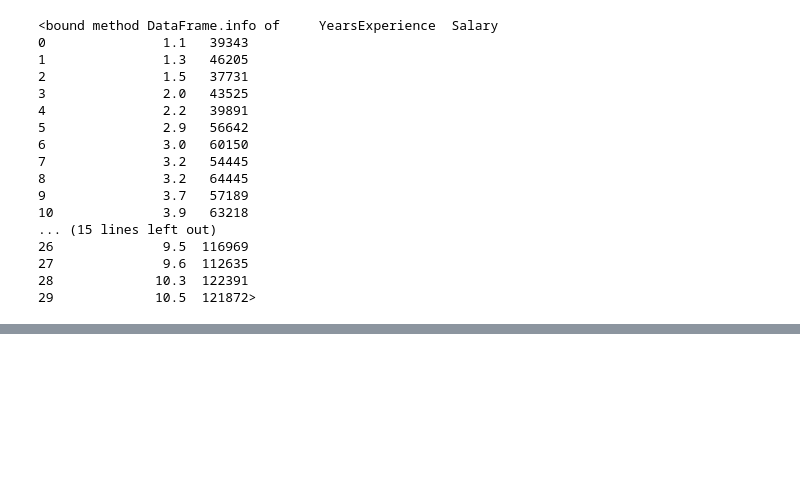
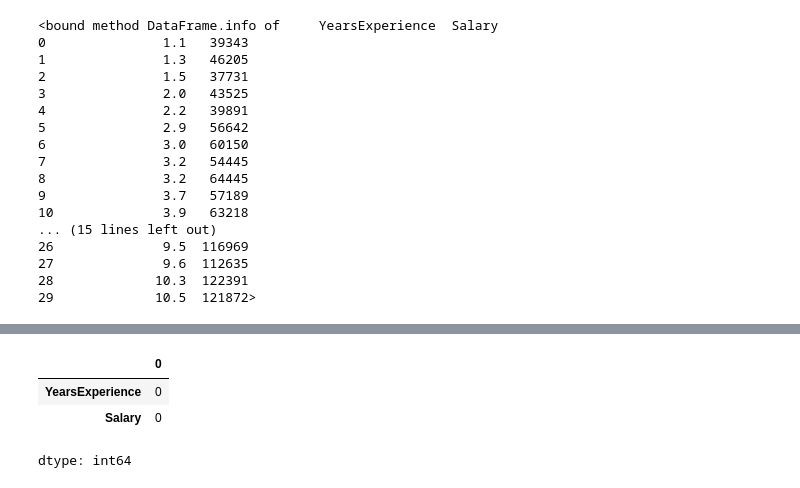
Before and after one commit to Pubudu-98/Colab, a Jupyter notebook: Salary_Prediction.ipynb, the cells around one changed output, grey strips where cells are left out. Cells and saved outputs as stored; diff of their text form; code cells hidden in the pictures; blank space fills up the shorter version.

```diff
--- a/Salary_Prediction.ipynb
+++ b/Salary_Prediction.ipynb
@@ -48,0 +57,7 @@ data.info
+# %%
+data.isnull().sum()
+# %% [output]
+|  | 0 |
+| YearsExperience | 0 |
+| Salary | 0 |
+dtype: int64
```
Also changed, not shown: parts of 9 cells of this notebook.
